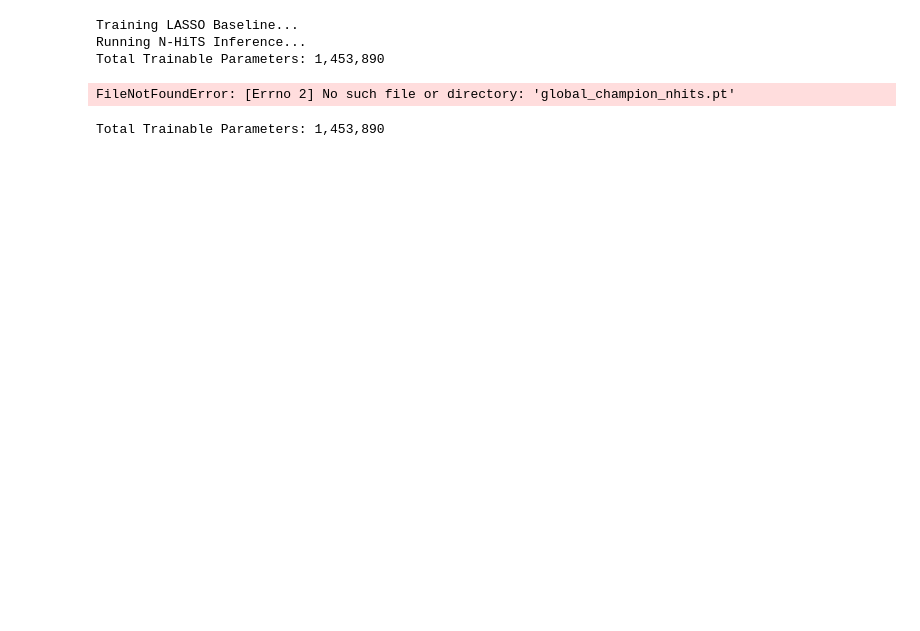
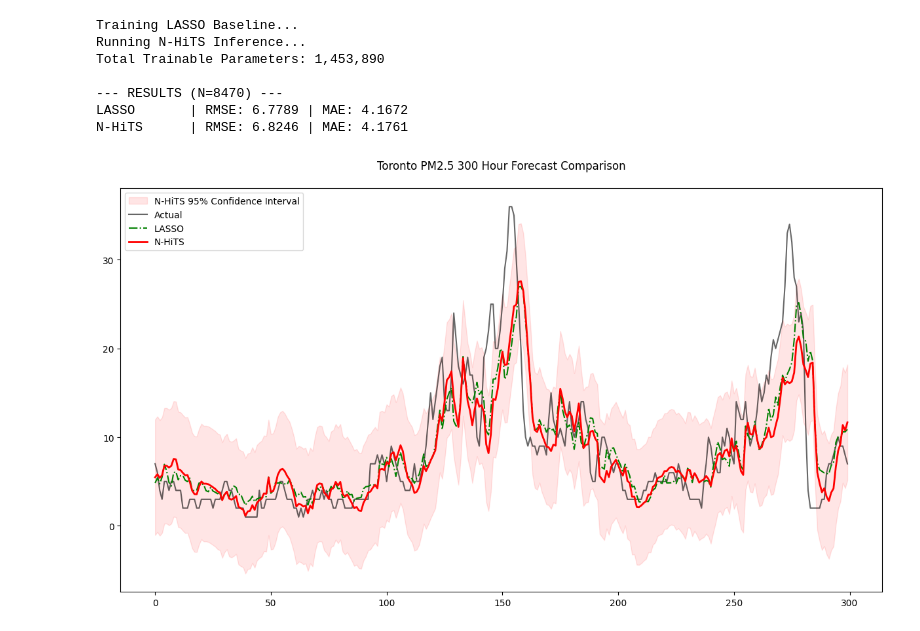
Before and after one commit to LoveraLokeswara/Ontario-Air-Quality-Alert-System, a Jupyter notebook: model_comparison.ipynb, the cells around one changed output. Saved outputs shown, nothing was run; the diff lists cells and outputs as text; code cells hidden in the pictures; blank space fills up the shorter version.

Commit message:
adding working model comparison notebook

```diff
--- a/model_comparison.ipynb
+++ b/model_comparison.ipynb
@@ -142,43 +142,36 @@ if __name__ == "__main__":
 
     unscaled_preds = (np.concatenate(test_preds) * pm_std) + pm_mean
     unscaled_actuals = (np.concatenate(test_acts) * pm_std) + pm_mean
 
     # Results
     l_rmse, l_mae = get_metrics(unscaled_actuals, lasso_preds)
     n_rmse, n_mae = get_metrics(unscaled_actuals, unscaled_preds)
 
     print(f"\n--- RESULTS (N={len(unscaled_actuals)}) ---")
     print(f"LASSO       | RMSE: {l_rmse:.4f} | MAE: {l_mae:.4f}")
     print(f"N-HiTS      | RMSE: {n_rmse:.4f} | MAE: {n_mae:.4f}")
 
     # Plotting
     PLOT_LEN = 300
     plt.figure(figsize=(15, 8))
 
     plt.fill_between(range(PLOT_LEN),
                      unscaled_preds[:PLOT_LEN] - margin_of_error,
                      unscaled_preds[:PLOT_LEN] + margin_of_error,
                      color='red', alpha=0.1, label="N-HiTS 95% Confidence Interval")
 
     plt.plot(unscaled_actuals[:PLOT_LEN], label="Actual", color='black', alpha=0.6)
     plt.plot(lasso_preds[:PLOT_LEN], label="LASSO", color='green', linestyle='-.')
     plt.plot(unscaled_preds[:PLOT_LEN], label="N-HiTS", color='red', linewidth=2)
 
-    plt.title(f"Toronto PM2.5 300 Hour Forecast Comparison\n(Model Parameters: {total_params:,})")
+    plt.title(f"Toronto PM2.5 300 Hour Forecast Comparison\n")
     plt.legend()
-    plt.savefig("results/final_comparison_no_persistence.png", dpi=300)
-    print("Plot saved to results/final_comparison_no_persistence.png")
 # %% [output]
 Training LASSO Baseline...
 Running N-HiTS Inference...
 Total Trainable Parameters: 1,453,890
+
+--- RESULTS (N=8470) ---
+LASSO       | RMSE: 6.7789 | MAE: 4.1672
+N-HiTS      | RMSE: 6.8246 | MAE: 4.1761
-FileNotFoundError: [Errno 2] No such file or directory: 'global_champion_nhits.pt'
+[figure, added]
-# %%
-def count_parameters(model):
-    return sum(p.numel() for p in model.parameters() if p.requires_grad)
-
-total_params = count_parameters(model)
-# update
-print(f"Total Trainable Parameters: {total_params:,}")
-# %% [output]
-Total Trainable Parameters: 1,453,890
```
